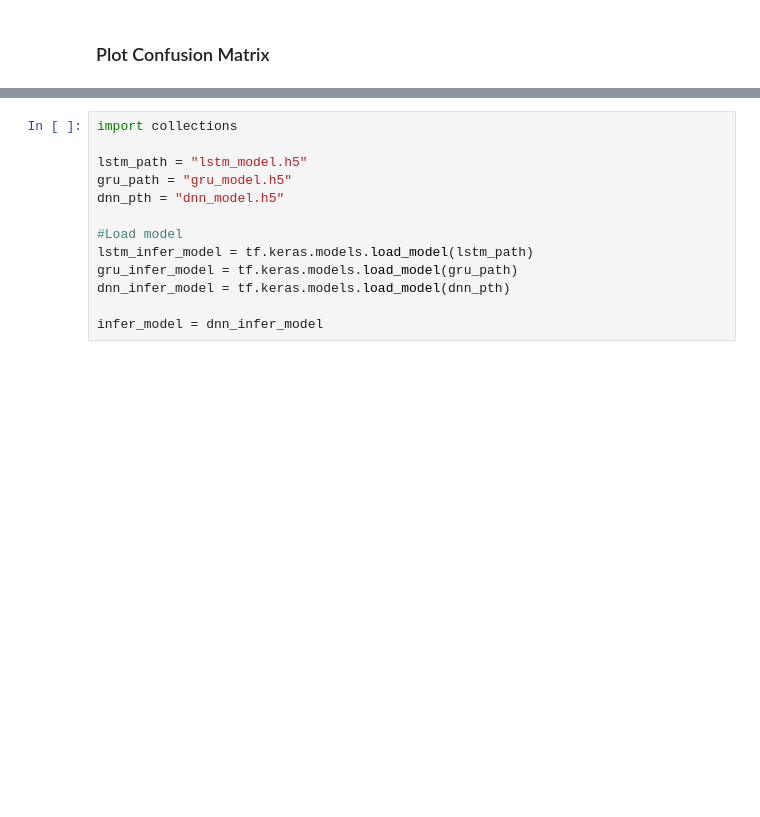
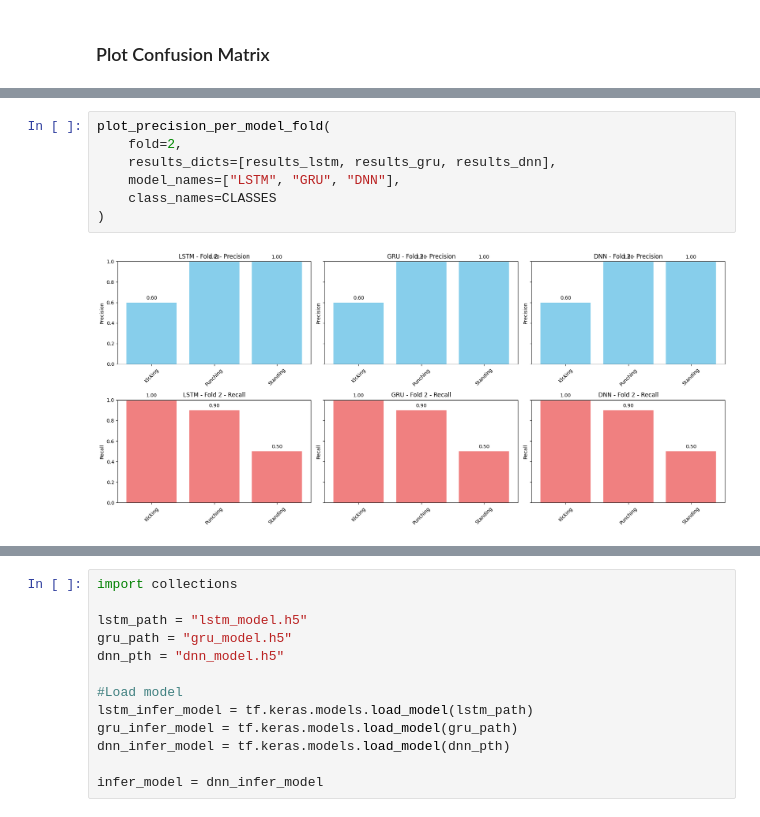
Before and after one commit to MathematicGuy/Anomally-Behaviour-Detection, a Jupyter notebook: ActionDetection_by_Sequences.ipynb, the cells around one changed output, grey strips where cells are left out. Drawn from its saved outputs; the diff is of its cells as text; blank space fills up the shorter version.

```diff
--- a/ActionDetection_by_Sequences.ipynb
+++ b/ActionDetection_by_Sequences.ipynb
@@ -902,0 +1095,9 @@ results_lstm
+# %%
+plot_precision_per_model_fold(
+    fold=2,
+    results_dicts=[results_lstm, results_gru, results_dnn],
+    model_names=["LSTM", "GRU", "DNN"],
+    class_names=CLASSES
+)
+# %% [output]
+[figure, added]
```
Also changed, not shown: parts of 41 cells of this notebook, 12 other files.
